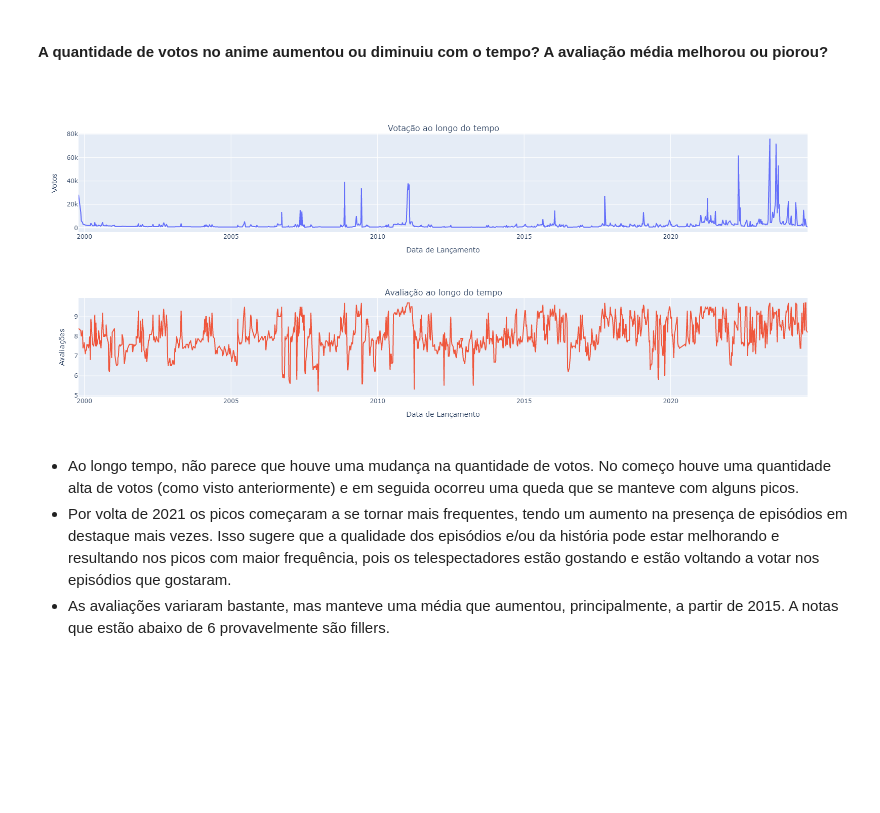
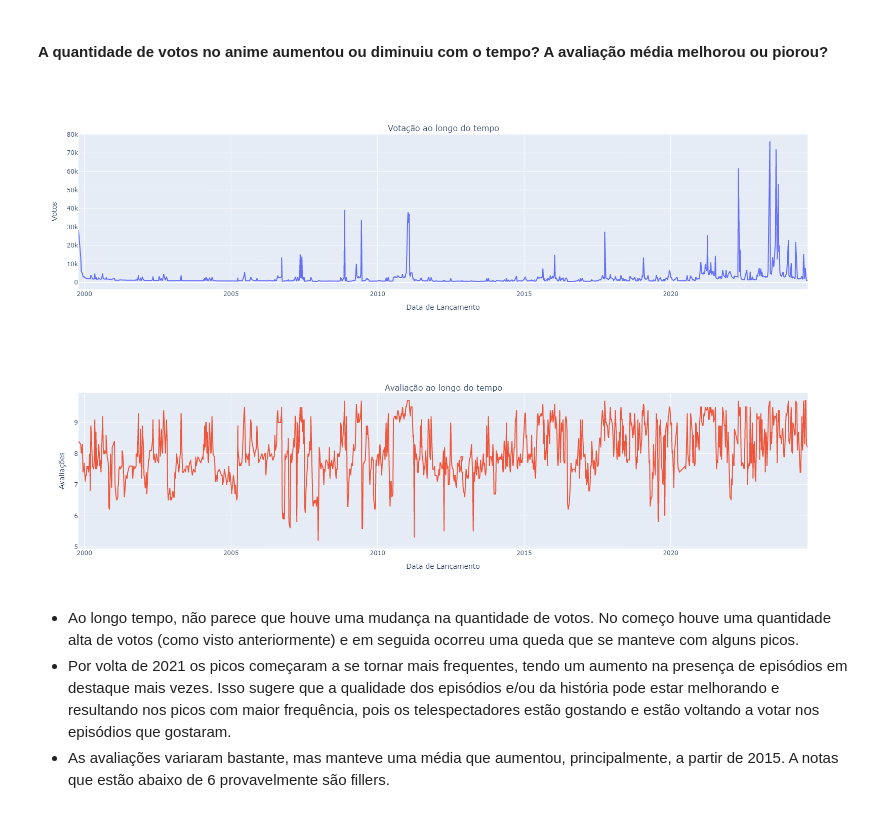
Before and after one commit to matheussmelo/OnePieceProject, a Jupyter notebook: 2. EDA.ipynb, the cells around one changed output. Drawn from its saved outputs; the diff is of its cells as text; code cells hidden in the pictures; blank space fills up the shorter version.

```diff
--- a/2. EDA.ipynb
+++ b/2. EDA.ipynb
@@ -42,7 +42,7 @@ import plotly.graph_objects as go
 # %% [markdown]
 #### Leitura do Dataset principal
 # %%
-df = pd.read_excel('.../episodes_final.xlsx')
+df = pd.read_excel('C:/Users/USER/Documents/EstudosDados/Projetos/One Piece/episodes_final.xlsx')
 df
 # %% [output]
 |  | Episódio | Arco | Tipo | Título | Lançamento | Votos | Avaliação |
@@ -295,23 +302,24 @@ fig.show('png')
 # %% [markdown]
 #### A quantidade de votos no anime aumentou ou diminuiu com o tempo? A avaliação média melhorou ou piorou?
 # %%
-fig = sp.make_subplots(rows=2, cols=1, subplot_titles=['Votação ao longo do tempo', 'Avaliação ao longo do tempo'])
+fig = sp.make_subplots(rows=2, cols=1, subplot_titles=['Votação ao longo do tempo',
+                                                       'Avaliação ao longo do tempo'])
 
 # Primeiro plot
 fig.add_trace(go.Scatter(x=df['Lançamento'], y=df['Votos'], mode='lines'), row=1, col=1)
 fig.update_xaxes(title_text="Data de Lançamento", row=1, col=1)
 fig.update_yaxes(title_text="Votos", row=1, col=1)
 
 # Segundo plot
 fig.add_trace(go.Scatter(x=df['Lançamento'], y=df['Avaliação'], mode='lines'), row=2, col=1)
 fig.update_xaxes(title_text="Data de Lançamento", row=2, col=1)
 fig.update_yaxes(title_text="Avaliações", row=2, col=1)
 
 # Atualizando layout com rótulos dos eixos e exibição do gráfico
-fig.update_layout(height=700, width=1600, showlegend=False)
+fig.update_layout(height=1000, width=1600, showlegend=False)
 fig.show('png')
 # %% [output]
-[figure, old version]
+[figure, new version]
 # %% [markdown]
 - Ao longo tempo, não parece que houve uma mudança na quantidade de votos. No começo houve uma quantidade alta de votos (como visto anteriormente) e em seguida ocorreu uma queda que se manteve com alguns picos.
 - Por volta de 2021 os picos começaram a se tornar mais frequentes, tendo um aumento na presença de episódios em destaque mais vezes. Isso sugere que a qualidade dos episódios e/ou da história pode estar melhorando e resultando nos picos com maior frequência, pois os telespectadores estão gostando e estão voltando a votar nos episódios que gostaram.
```
Also changed, not shown: parts of 4 cells of this notebook.
